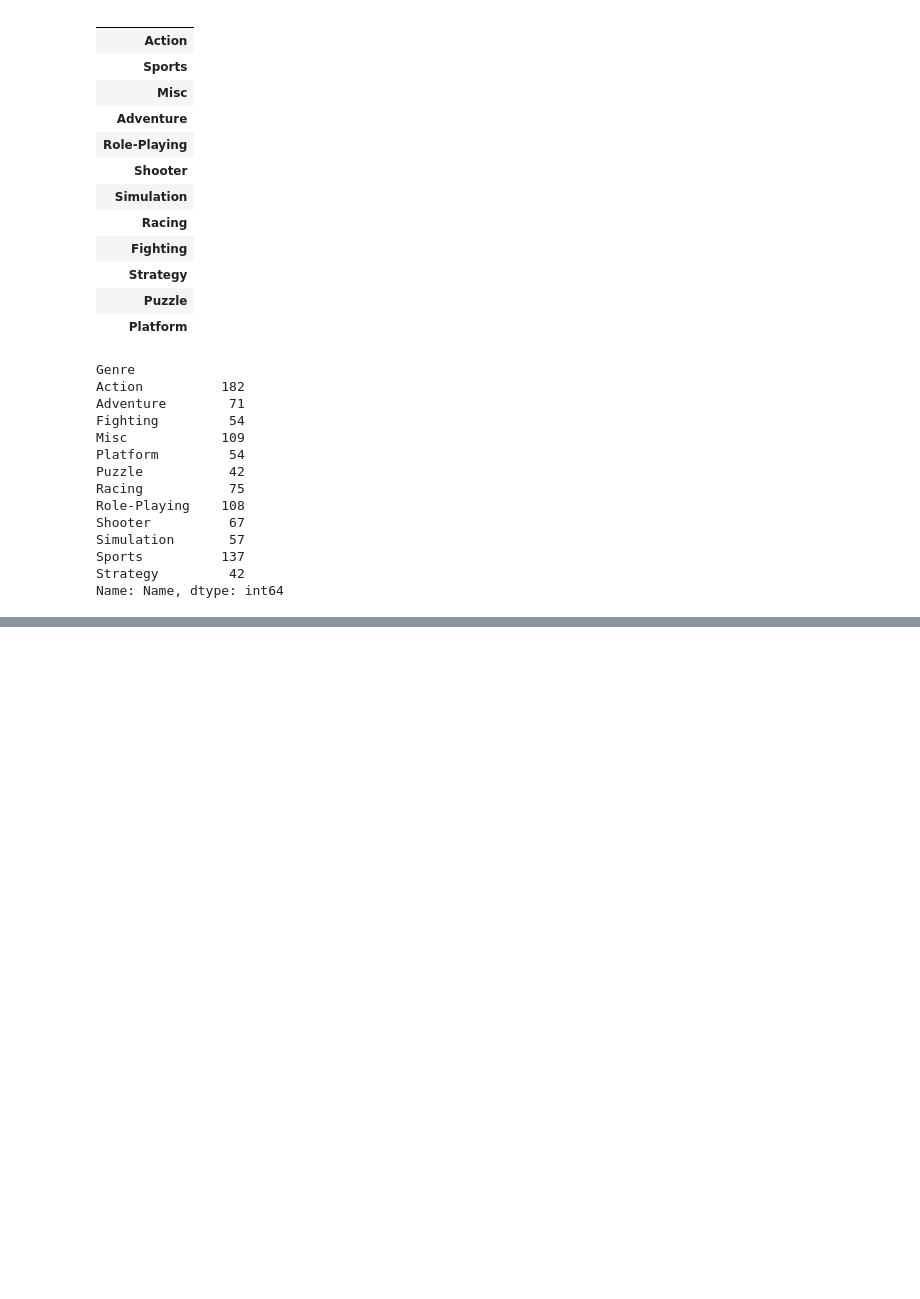
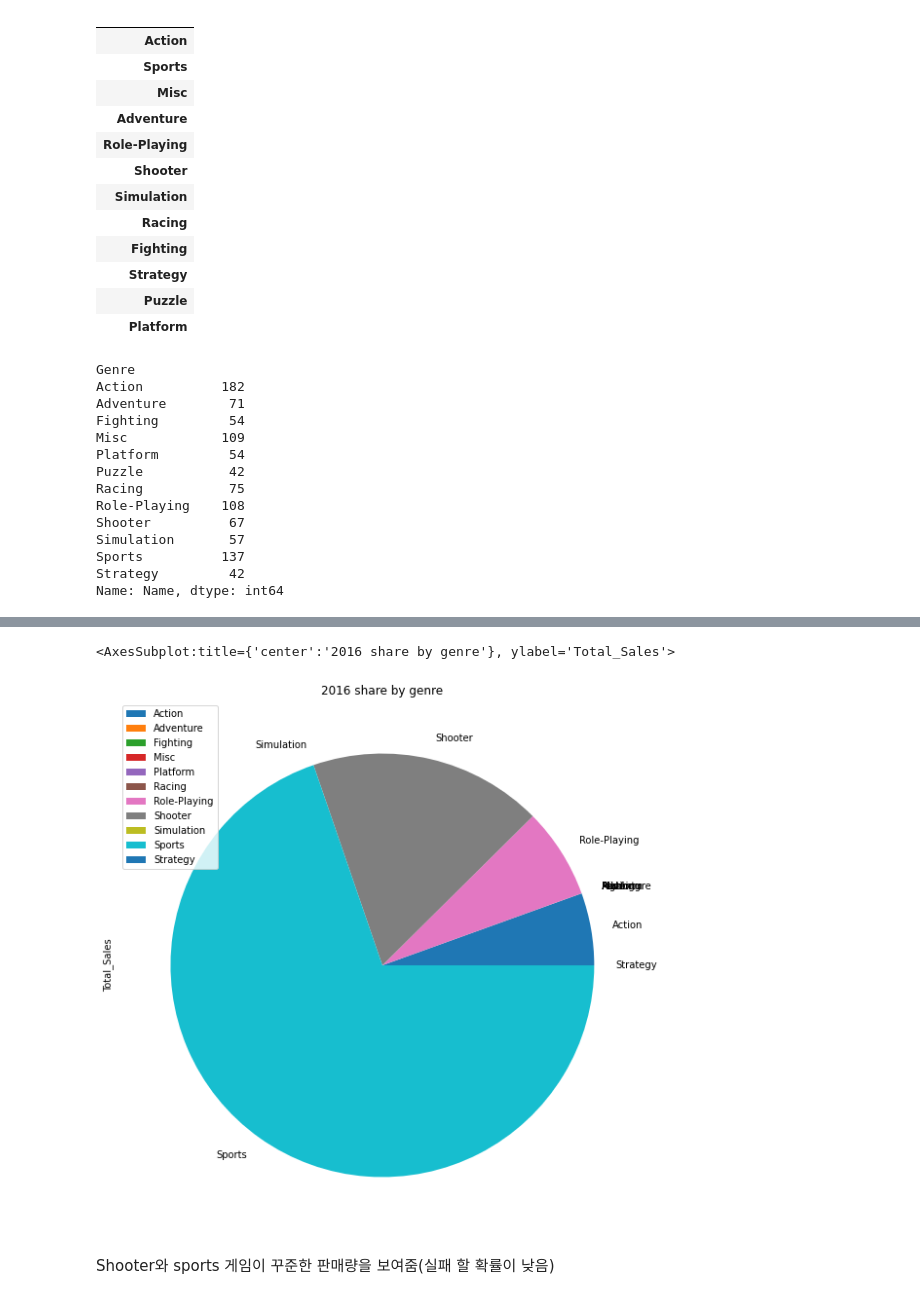
Before and after one commit to HyoungsungKim/Studying-Data-science, a Jupyter notebook: Toy-project/statistical_analysis_basic.ipynb, the cells around one changed output, grey strips where cells are left out. Cells and saved outputs as stored; diff of their text form; code cells hidden in the pictures; blank space fills up the shorter version.

```diff
--- a/Toy-project/statistical_analysis_basic.ipynb
+++ b/Toy-project/statistical_analysis_basic.ipynb
@@ -528,0 +536,7 @@ plt.show()
+# %%
+df.loc[df["Year"] == 2016].groupby("Genre").mean().plot.pie(title="2016 share by genre", y='Total_Sales', figsize=(10, 10))
+# %% [output]
+<AxesSubplot:title={'center':'2016 share by genre'}, ylabel='Total_Sales'>
+[figure, added]
+# %% [markdown]
+Shooter와 sports 게임이 꾸준한 판매량을 보여줌(실패 할 확률이 낮음)
```
Also changed, not shown: parts of 34 cells of this notebook.
